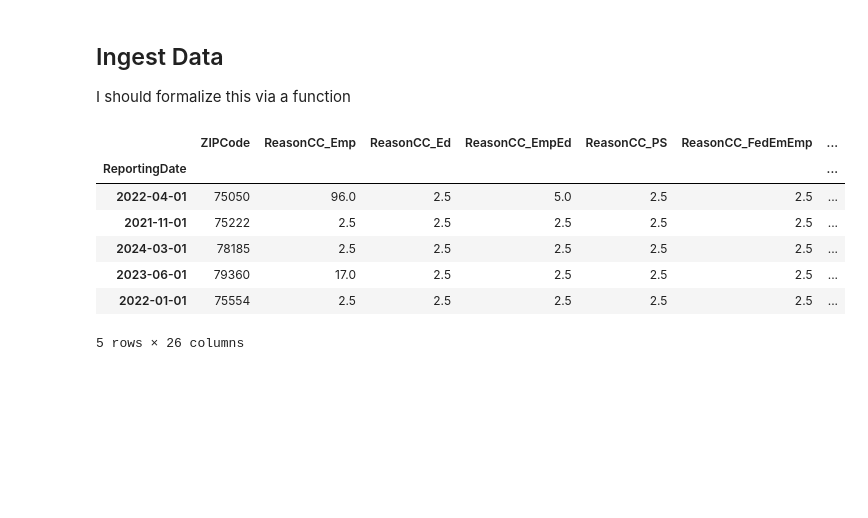
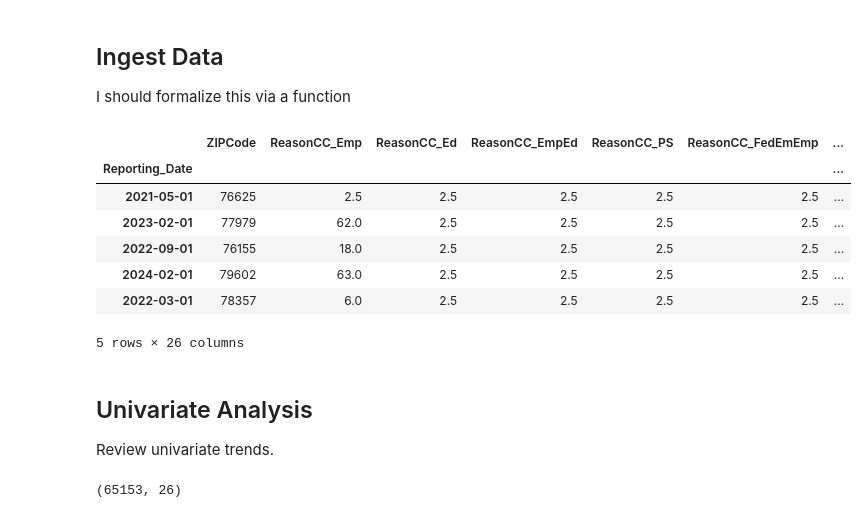
Before and after one commit to F-said/ccdf-austin, a Jupyter notebook: notebooks/eda_families.ipynb, the cells around one changed output. Drawn from its saved outputs; the diff is of its cells as text; code cells hidden in the pictures; blank space fills up the shorter version.

```diff
--- a/notebooks/eda_families.ipynb
+++ b/notebooks/eda_families.ipynb
@@ -5,36 +5,47 @@ I should formalize this via a function
 # %%
 import os
 import pandas as pd
 
 # collect all child files and join
 files = os.listdir("../data")
 files = [f for f in files if "fam" in f]
 
 frames = []
 for f in files:
     df = pd.read_csv(f"../data/{f}")
     frames.append(df)
 
 fulldata = pd.concat(frames)
 
 # "Counts less than 5 are masked with an asterisk (*) to protect the confidentiality of individuals in this report."
 # will mark these as 0
 impute_val = 2.5
 fulldata = fulldata.replace(to_replace="*", value=impute_val)
 
+# rename Reporting_Date for consistency with child data
+fulldata.rename(columns={"ReportingDate": "Reporting_Date"}, inplace=True)
+
 # set date as index
-fulldata["ReportingDate"] = pd.to_datetime(fulldata["ReportingDate"])
-fulldata.set_index("ReportingDate", inplace=True)
+fulldata["Reporting_Date"] = pd.to_datetime(fulldata["Reporting_Date"])
+fulldata.set_index("Reporting_Date", inplace=True)
 
 fulldata = fulldata.apply(pd.to_numeric)
 
 fulldata.sample(5).head()
 # %% [output]
 |  | ZIPCode | ReasonCC_Emp | ReasonCC_Ed | ReasonCC_EmpEd | ReasonCC_PS | ReasonCC_FedEmEmp | ... |
-| ReportingDate |  |  |  |  |  |  | ... |
-| 2022-04-01 | 75050 | 96.0 | 2.5 | 5.0 | 2.5 | 2.5 | ... |
-| 2021-11-01 | 75222 | 2.5 | 2.5 | 2.5 | 2.5 | 2.5 | ... |
-| 2024-03-01 | 78185 | 2.5 | 2.5 | 2.5 | 2.5 | 2.5 | ... |
-| 2023-06-01 | 79360 | 17.0 | 2.5 | 2.5 | 2.5 | 2.5 | ... |
-| 2022-01-01 | 75554 | 2.5 | 2.5 | 2.5 | 2.5 | 2.5 | ... |
+| Reporting_Date |  |  |  |  |  |  | ... |
+| 2021-05-01 | 76625 | 2.5 | 2.5 | 2.5 | 2.5 | 2.5 | ... |
+| 2023-02-01 | 77979 | 62.0 | 2.5 | 2.5 | 2.5 | 2.5 | ... |
+| 2022-09-01 | 76155 | 18.0 | 2.5 | 2.5 | 2.5 | 2.5 | ... |
+| 2024-02-01 | 79602 | 63.0 | 2.5 | 2.5 | 2.5 | 2.5 | ... |
+| 2022-03-01 | 78357 | 6.0 | 2.5 | 2.5 | 2.5 | 2.5 | ... |
 5 rows × 26 columns
+# %% [markdown]
+## Univariate Analysis
+
+Review univariate trends.
+# %%
+fulldata.shape
+# %% [output]
+(65153, 26)
```
Also changed, not shown: parts of 50 cells of this notebook, 7 other files.
